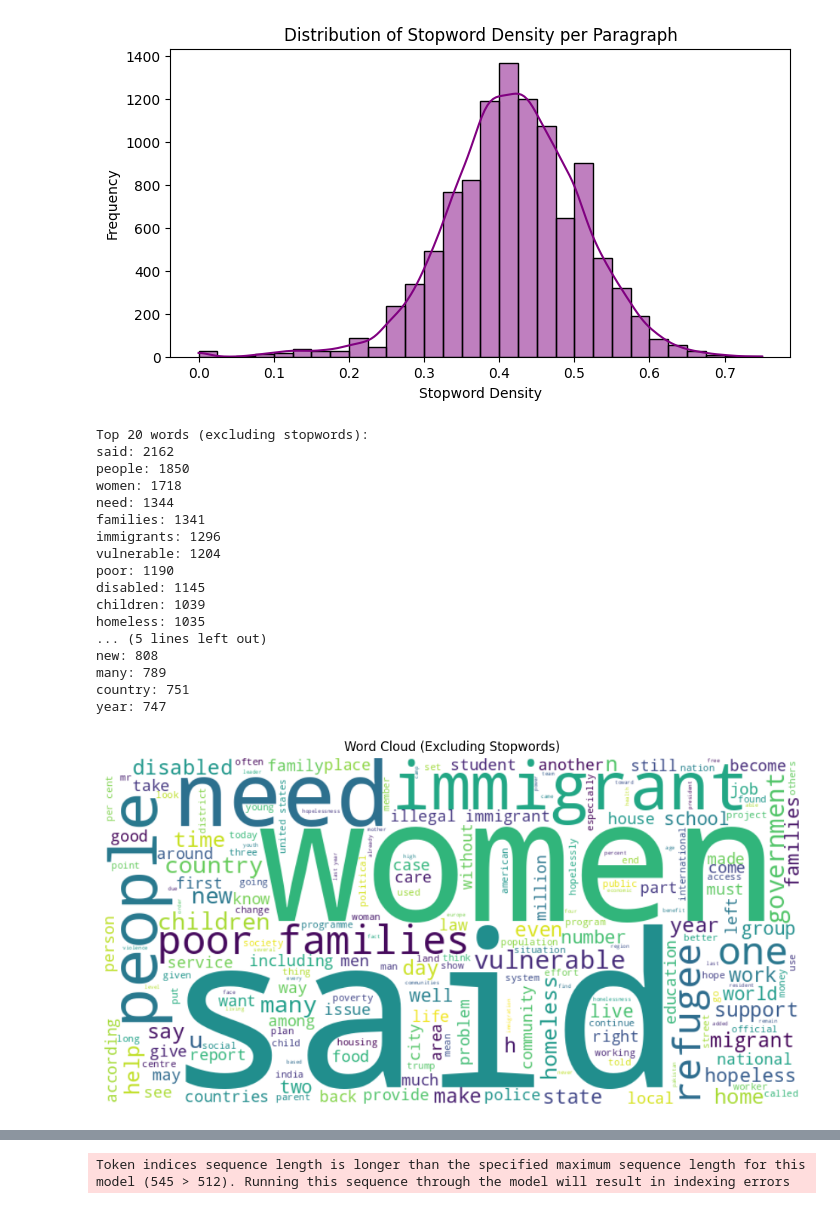
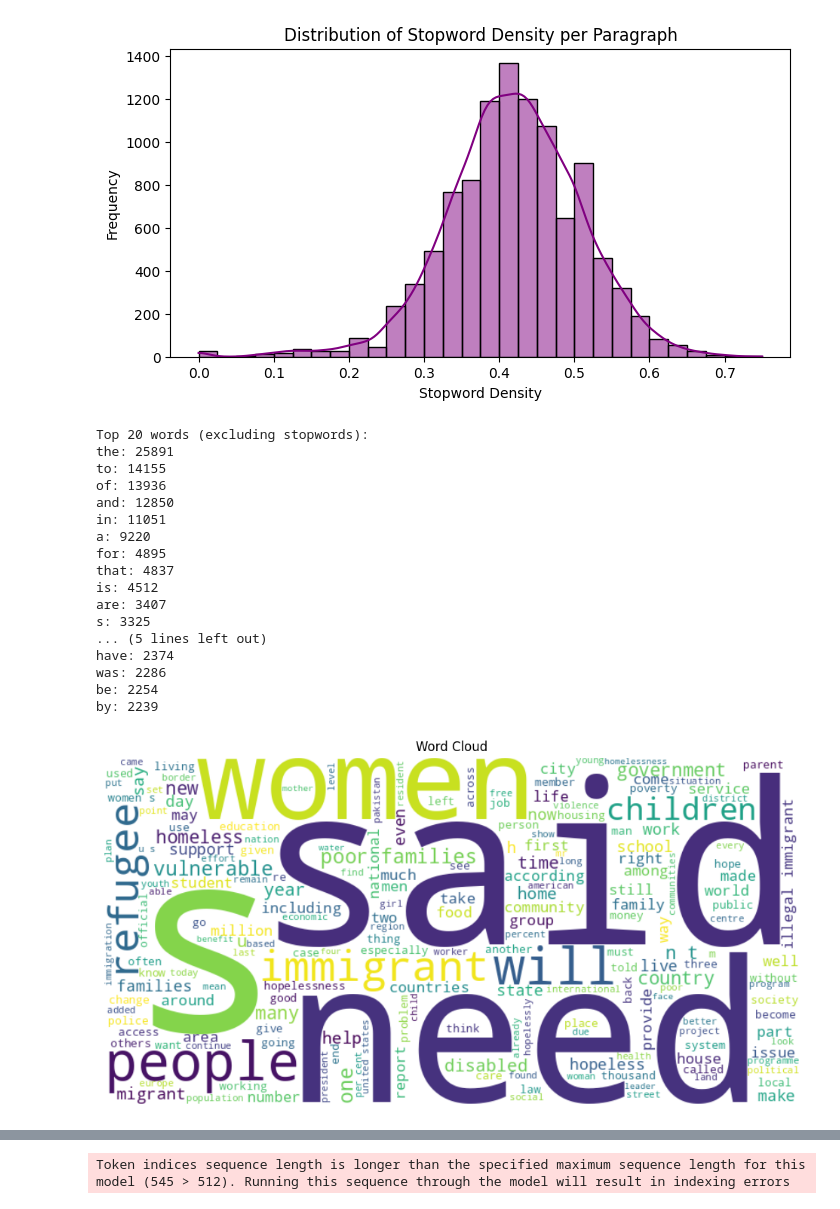
Before and after one commit to tabeer-asif/DontPatronizeMe, a Jupyter notebook: Task2.ipynb, the cells around one changed output, grey strips where cells are left out. Saved outputs shown, nothing was run; the diff lists cells and outputs as text; code cells hidden in the pictures.

```diff
--- a/Task2.ipynb
+++ b/Task2.ipynb
@@ -24,7 +25,7 @@ import re
 [nltk_data]     /Users/tabeerasif/nltk_data...
 [nltk_data]   Package stopwords is already up-to-date!
 # %%
-data = pd.read_csv('dontpatronizeme_pcl.tsv', sep='\t', skiprows=4, header=None)
+data = pd.read_csv('./dataset/dontpatronizeme_pcl.tsv', sep='\t', skiprows=4, header=None)
 data.columns = ['par_id', 'art_id', 'keyword', 'country_code', 'text', 'label']
 
 # Preview the dataset
@@ -453,45 +463,45 @@ Name: stopword_density, dtype: float64
 # %%
 # Flatten all_words_PR into a single list
 flat_words = [word for paragraph in all_words_PR for word in paragraph]
 
 # Remove stopwords
 words_no_stop = [w for w in flat_words if w not in stop_words]
 
 # Frequency distribution
-freq_dist = FreqDist(words_no_stop)
+freq_dist = FreqDist(flat_words)
 
 # Top 20 words
 top_words = freq_dist.most_common(20)
 print("Top 20 words (excluding stopwords):")
 for word, count in top_words:
     print(f"{word}: {count}")
 
 # Word Cloud
-wordcloud = WordCloud(width=800, height=400, background_color='white').generate(' '.join(words_no_stop))
+wordcloud = WordCloud(width=800, height=400, background_color='white').generate(' '.join(flat_words))
 plt.figure(figsize=(12,6))
 plt.imshow(wordcloud, interpolation='bilinear')
 plt.axis('off')
-plt.title("Word Cloud (Excluding Stopwords)")
+plt.title("Word Cloud")
 plt.show()
 # %% [output]
 Top 20 words (excluding stopwords):
-said: 2162
-people: 1850
-women: 1718
-need: 1344
-families: 1341
-immigrants: 1296
-vulnerable: 1204
-poor: 1190
-disabled: 1145
-children: 1039
-homeless: 1035
+the: 25891
+to: 14155
+of: 13936
+and: 12850
+in: 11051
+a: 9220
+for: 4895
+that: 4837
+is: 4512
+are: 3407
+s: 3325
 ... (5 lines left out)
-new: 808
-many: 789
-country: 751
-year: 747
+have: 2374
+was: 2286
+be: 2254
+by: 2239
-[figure, old version]
+[figure, new version]
 # %%
 
 # Helper function to get top n-grams
```
Also changed, not shown: parts of 2 cells of this notebook, 1 other file.
